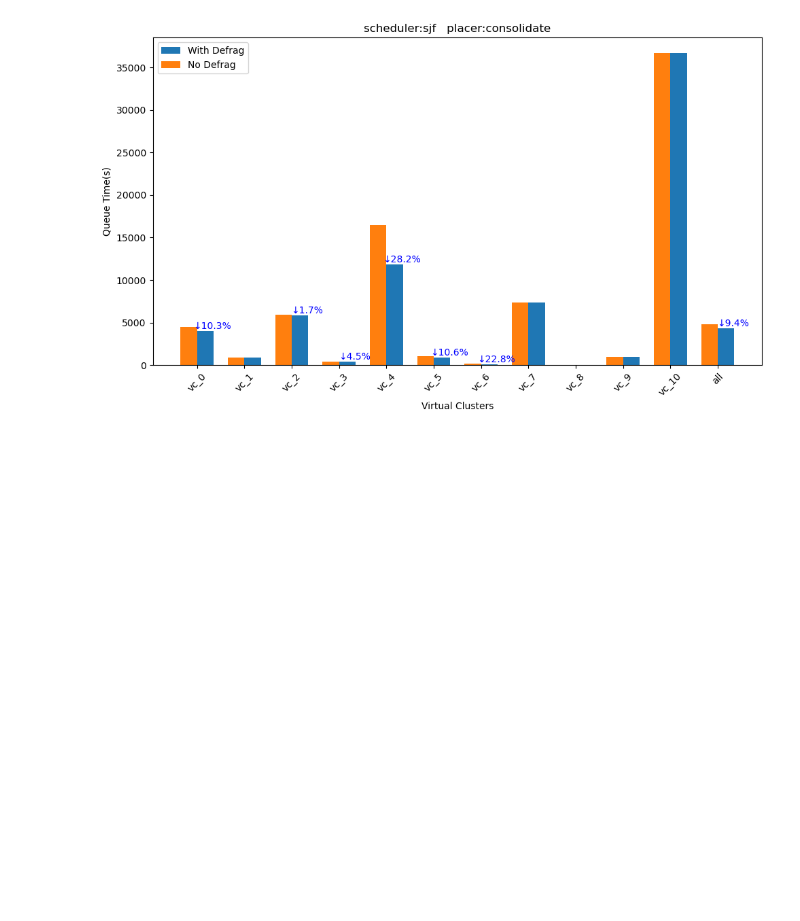
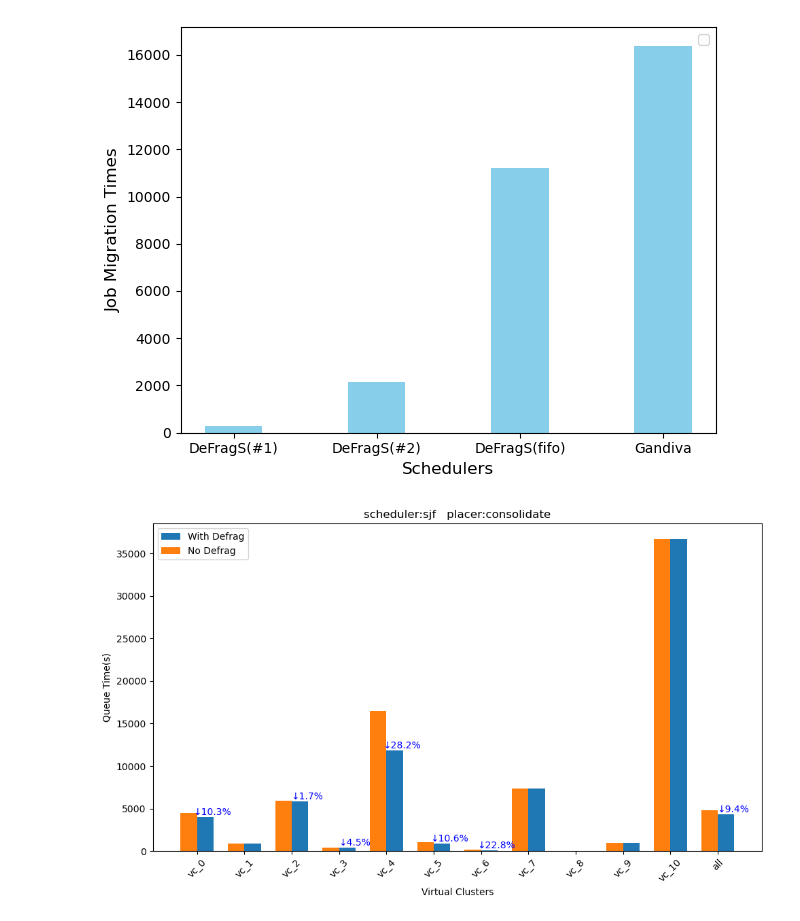
Before and after one commit to CUG-nhf/simulator, a Jupyter notebook: plot/test.ipynb, the cells around one changed output. Cells and saved outputs as stored; diff of their text form; code cells hidden in the pictures; blank space fills up the shorter version.

```diff
--- a/plot/test.ipynb
+++ b/plot/test.ipynb
@@ -37,3 +81,24 @@ plt.show()
+# %%
+y = [272, 2150, 11219, 16358]
+schedulers = ['DeFragS(#1)', 'DeFragS(#2)', 'DeFragS(fifo)', 'Gandiva']
+x_indices = np.arange(len(schedulers))  # x 轴位置
+bar_width = 0.4  # 每个柱的宽度
+plt.bar(x_indices, y, bar_width, color='skyblue')
+# 设置 x 轴标签
+plt.xticks(x_indices, schedulers)
+
+# 添加标题和坐标轴标签
+plt.xlabel("Schedulers", fontsize=12)
+plt.ylabel('Job Migration Times', fontsize=12)
+
+# 添加图例
+plt.legend()
+
+# 显示图表
+plt.tight_layout()
+plt.show()
+# %% [output]
+[figure, added]
 # %%
 df = pd.read_csv(log_dir + '/Philly_consolidate/que_avg_consolidate.csv')
 df_noDeFrag = pd.read_csv(log_dir + '/noDeFra/Philly_consolidate/que_avg_consolidate.csv')
```
Also changed, not shown: parts of 5 cells of this notebook, 8 other files.
